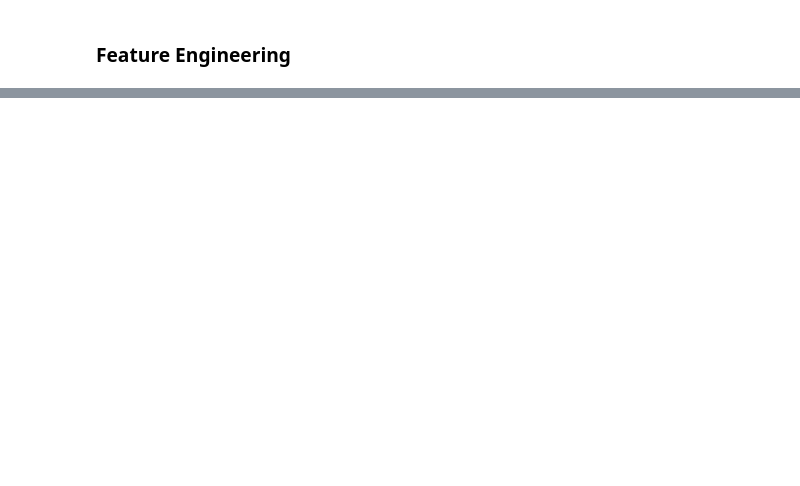
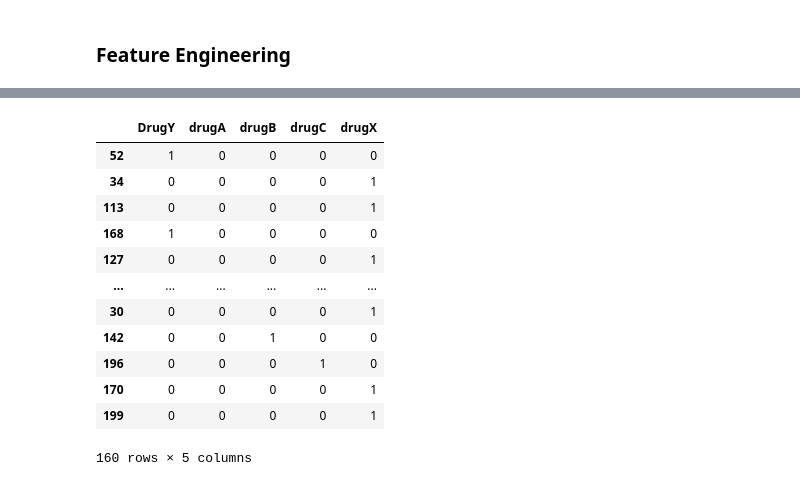
Before and after one commit to gsrau/prueba, a Jupyter notebook: Notebook prueba.ipynb, the cells around one changed output, grey strips where cells are left out. Cells and saved outputs as stored; diff of their text form; code cells hidden in the pictures; blank space fills up the shorter version.

```diff
--- a/Notebook prueba.ipynb
+++ b/Notebook prueba.ipynb
@@ -106,2 +107,7 @@ sns.violinplot(x="Drug", y="Age", data=df, palette='Set3')
 # %% [markdown]
 ### Feature Engineering
+# %%
+X = df.drop(["Drug"], axis=1)
+y = df["Drug"]
+# %%
+X_train, X_test, y_train, y_test = train_test_split(X, y, test_size = 0.2, random_state = 42, stratify=y)
@@ -107,0 +126,19 @@ sns.violinplot(x="Drug", y="Age", data=df, palette='Set3')
+# %%
+y_train = pd.get_dummies(y_train)
+y_test = pd.get_dummies(y_test)
+
+y_train
+# %% [output]
+|  | DrugY | drugA | drugB | drugC | drugX |
+| 52 | 1 | 0 | 0 | 0 | 0 |
+| 34 | 0 | 0 | 0 | 0 | 1 |
+| 113 | 0 | 0 | 0 | 0 | 1 |
+| 168 | 1 | 0 | 0 | 0 | 0 |
+| 127 | 0 | 0 | 0 | 0 | 1 |
+| ... | ... | ... | ... | ... | ... |
+| 30 | 0 | 0 | 0 | 0 | 1 |
+| 142 | 0 | 0 | 1 | 0 | 0 |
+| 196 | 0 | 0 | 0 | 1 | 0 |
+| 170 | 0 | 0 | 0 | 0 | 1 |
+| 199 | 0 | 0 | 0 | 0 | 1 |
+160 rows × 5 columns
```
Also changed, not shown: parts of 7 cells of this notebook.
